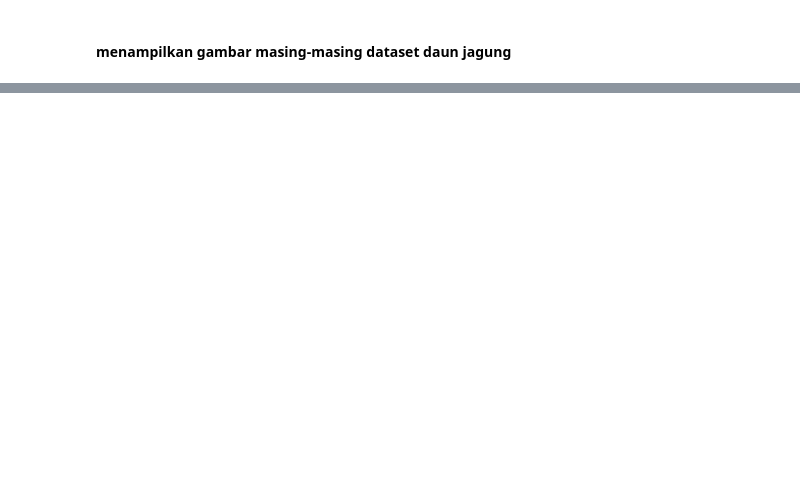
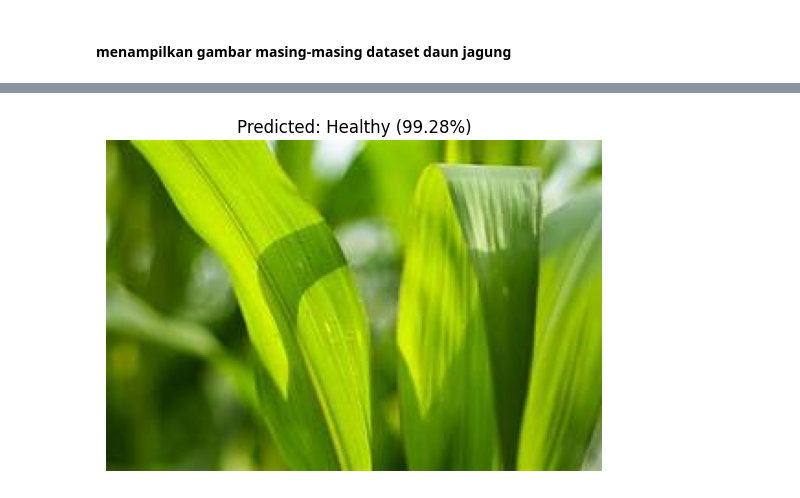
Before and after one commit to sitiseptiyahagustin/CapstoneDicoding_KlasifikasiPenyakitDaunJagung, a Jupyter notebook: Capstone.ipynb, the cells around one changed output, grey strips where cells are left out. Drawn from its saved outputs; the diff is of its cells as text; code cells hidden in the pictures; blank space fills up the shorter version.

```diff
--- a/Capstone.ipynb
+++ b/Capstone.ipynb
@@ -144,0 +509,19 @@ for class_folder in class_folders:
+# %%
+# Mengonversi model Keras (.h5) ke format TensorFlow.js (.json)
+!tensorflowjs_converter --input_format=keras model.h5 tfjs_model
+
+# Python untuk membuat label.txt
+import os
+
+# Tentukan path ke dataset yang berisi subfolder untuk setiap kelas
+dataset_dir = '/content/dataset/corn/data'  # Ganti dengan path dataset Anda
+
+# Ambil daftar subfolder yang mewakili kelas
+class_labels = sorted(os.listdir(dataset_dir))
+
+# Tulis nama-nama kelas ke file label.txt
+with open('label.txt', 'w') as f:
+    for label in class_labels:
+        f.write(f"{label}\n")
+
+print("File label.txt telah dibuat!")
@@ -144,0 +542,73 @@ for class_folder in class_folders:
+# %%
+import tensorflow as tf
+import numpy as np
+from PIL import Image
+import matplotlib.pyplot as plt
+import os
+
+# Fungsi untuk memuat model TensorFlow (menggunakan load_model untuk .h5)
+def load_keras_model(model_path):
+    # Menggunakan tf.keras.models.load_model untuk memuat model .h5
+    model = tf.keras.models.load_model(model_path)
+    return model
+
+# Fungsi untuk memproses gambar agar sesuai dengan input model
+def preprocess_image(image_path, target_size=(224, 224)):
+    img = Image.open(image_path).convert('RGB')  # Pastikan 3 channel
+    img = img.resize(target_size)
+    img_array = np.array(img)
+    img_array = np.expand_dims(img_array, axis=0)  # Tambahkan dimensi batch
+    img_array = img_array / 255.0  # Normalisasi piksel
+    return img_array
+
+# Fungsi untuk melakukan inferensi dan menampilkan hasil
+def predict_and_display(image_path, model, class_labels):
+    try:
+        # Proses gambar
+        processed_image = preprocess_image(image_path)
+
+        # Lakukan prediksi
+        # Untuk model Keras yang dimuat dengan load_model, gunakan model.predict
+        predictions = model.predict(processed_image)
+        predicted_class_index = np.argmax(predictions, axis=1)[0]
+        predicted_class = class_labels[predicted_class_index]
+        confidence = predictions[0][predicted_class_index] * 100
+
+        # Tampilkan gambar dan prediksi
+        img = Image.open(image_path)
+        plt.imshow(img)
+        plt.title(f"Predicted: {predicted_class} ({confidence:.2f}%)")
+        plt.axis('off')
+        plt.show()
+
+    except FileNotFoundError:
+        print(f"Error: Gambar tidak ditemukan di {image_path}")
+    except Exception as e:
+        print(f"Terjadi kesalahan saat prediksi atau menampilkan gambar: {e}")
+
+# Main program
+def main():
+    # Path ke model Keras .h5
+    saved_model_path = '/content/model.h5'  # Path model .h5
+    label_file_path = '/content/label.txt'  # Path file label Anda
+
+    # Muat model menggunakan fungsi yang diperbarui
+    model = load_keras_model(saved_model_path)
+
+    # Muat label dari file
+    with open(label_file_path, 'r') as f:
+        class_labels = f.read().splitlines()
+
+    # Ambil gambar dari lokal untuk prediksi
+    image_path = input("Masukkan path gambar yang ingin diprediksi: ")
+
+    if not os.path.exists(image_path):
+        print("Gambar tidak ditemukan di path yang diberikan!")
+        return
+
+    # Lakukan prediksi dan tampilkan gambar
+    predict_and_display(image_path, model, class_labels)
+
+if __name__ == "__main__":
+    main()
+# %% [output]
@@ -144,0 +618 @@ for class_folder in class_folders:
+[figure, added]
```
Also changed, not shown: parts of 17 cells of this notebook.
